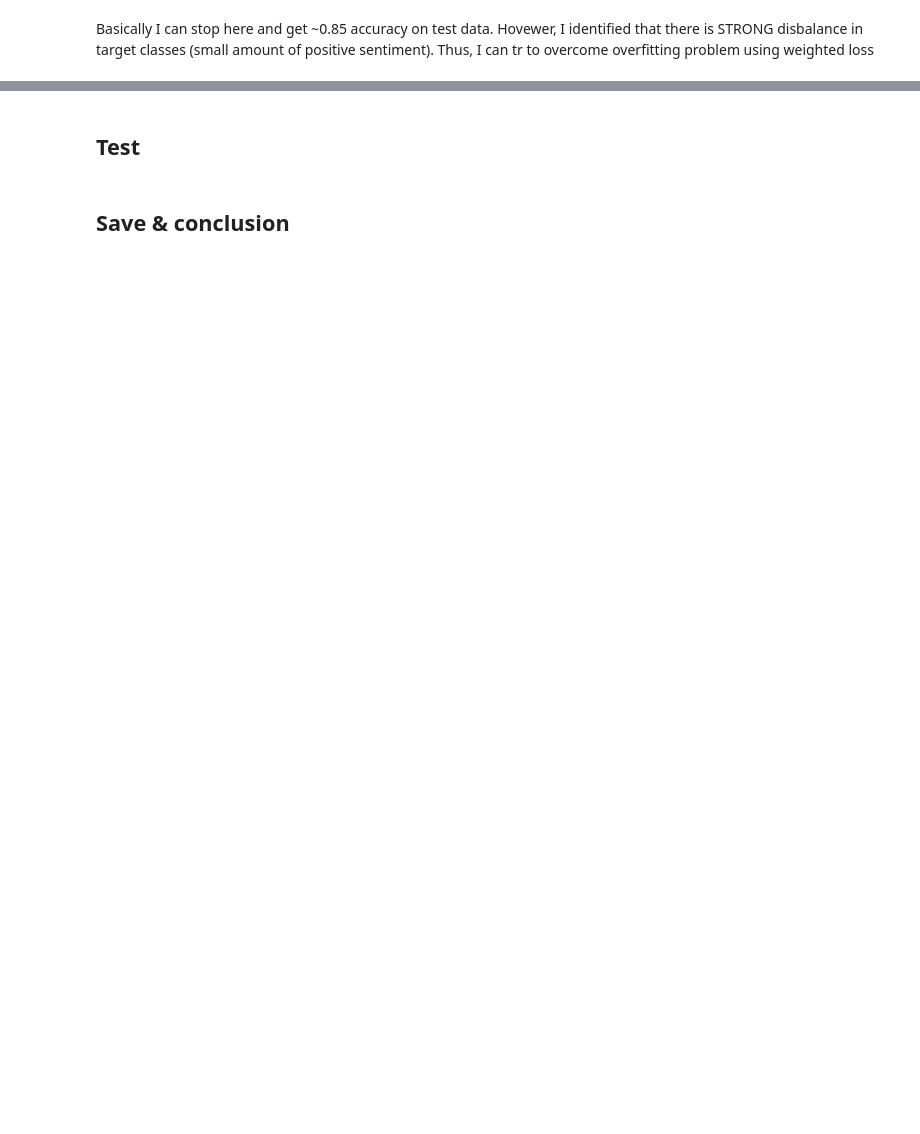
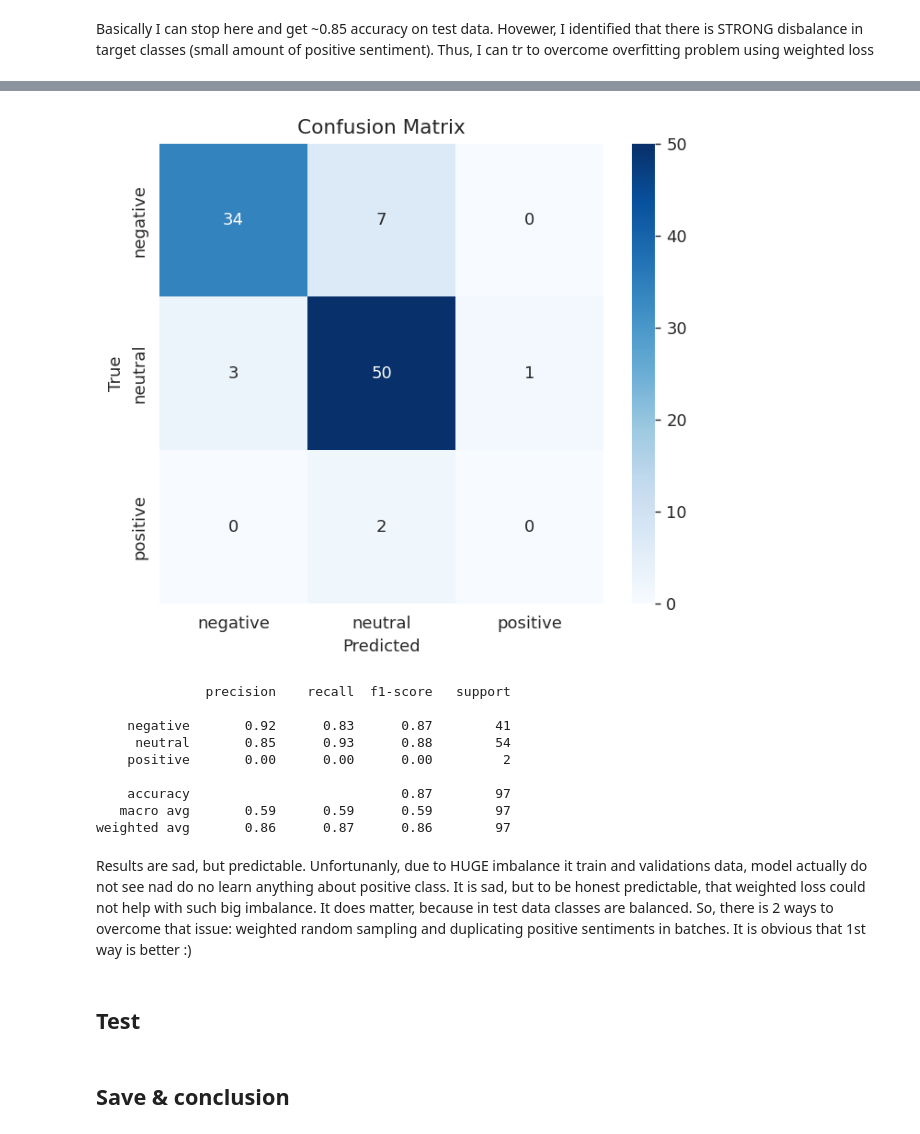
Before and after one commit to Ksksksksksksksks/di725_assignment1, a Jupyter notebook: sentiment-transformer.ipynb, the cells around one changed output, grey strips where cells are left out. Cells and saved outputs as stored; diff of their text form; code cells hidden in the pictures; blank space fills up the shorter version.

```diff
--- a/sentiment-transformer.ipynb
+++ b/sentiment-transformer.ipynb
@@ -1545,3 +1575,72 @@ Basically I can stop here and get ~0.85 accuracy on test data. Hovewer, I identi
+# %%
+import torch
+import numpy as np
+import matplotlib.pyplot as plt
+import seaborn as sns
+from sklearn.metrics import confusion_matrix, classification_report
+
+model.eval()
+
+all_preds = []
+all_labels = []
+
+with torch.no_grad():
+    for batch in val_loader:
+        input_ids = batch['input_ids'].to(device)
+        attention_mask = batch['attention_mask'].to(device)
+        token_type_ids = batch.get('token_type_ids', None)
+        if token_type_ids is not None:
+            token_type_ids = token_type_ids.to(device)
+
+        cat_features = batch['cat_features'].to(device)
+        labels = batch['labels'].to(device)
+
+        logits = model(input_ids, attention_mask, cat_features, token_type_ids)
+        preds = torch.argmax(logits, dim=1)
+
+        all_preds.extend(preds.cpu().numpy())
+        all_labels.extend(labels.cpu().numpy())
+
+# ---- Confusion Matrix ----
+cm = confusion_matrix(all_labels, all_preds)
+
+plt.figure(figsize=(6,5))
+sns.heatmap(
+    cm,
+    annot=True,
+    fmt="d",
+    cmap="Blues",
+    xticklabels=["negative","neutral","positive"],
+    yticklabels=["negative","neutral","positive"]
+)
+
+plt.xlabel("Predicted")
+plt.ylabel("True")
+plt.title("Confusion Matrix")
+plt.show()
+
+
+# ---- Classification Report ----
+print(
+    classification_report(
+        all_labels,
+        all_preds,
+        target_names=["negative","neutral","positive"]
+    )
+)
+# %% [output]
+[figure, added]
+              precision    recall  f1-score   support
+
+    negative       0.92      0.83      0.87        41
+     neutral       0.85      0.93      0.88        54
+    positive       0.00      0.00      0.00         2
+
+    accuracy                           0.87        97
+   macro avg       0.59      0.59      0.59        97
+weighted avg       0.86      0.87      0.86        97
+# %% [markdown]
+Results are sad, but predictable. Unfortunanly, due to HUGE imbalance it train and validations data, model actually do not see nad do no learn anything about positive class. It is sad, but to be honest predictable, that weighted loss could not help with such big imbalance. It does matter, because in test data classes are balanced. So, there is 2 ways to overcome that issue: weighted random sampling and duplicating positive sentiments in batches. It is obvious that 1st way is better :)
 # %% [markdown]
 ## Test
 # %% [markdown]
```
Also changed, not shown: parts of 13 cells of this notebook.
